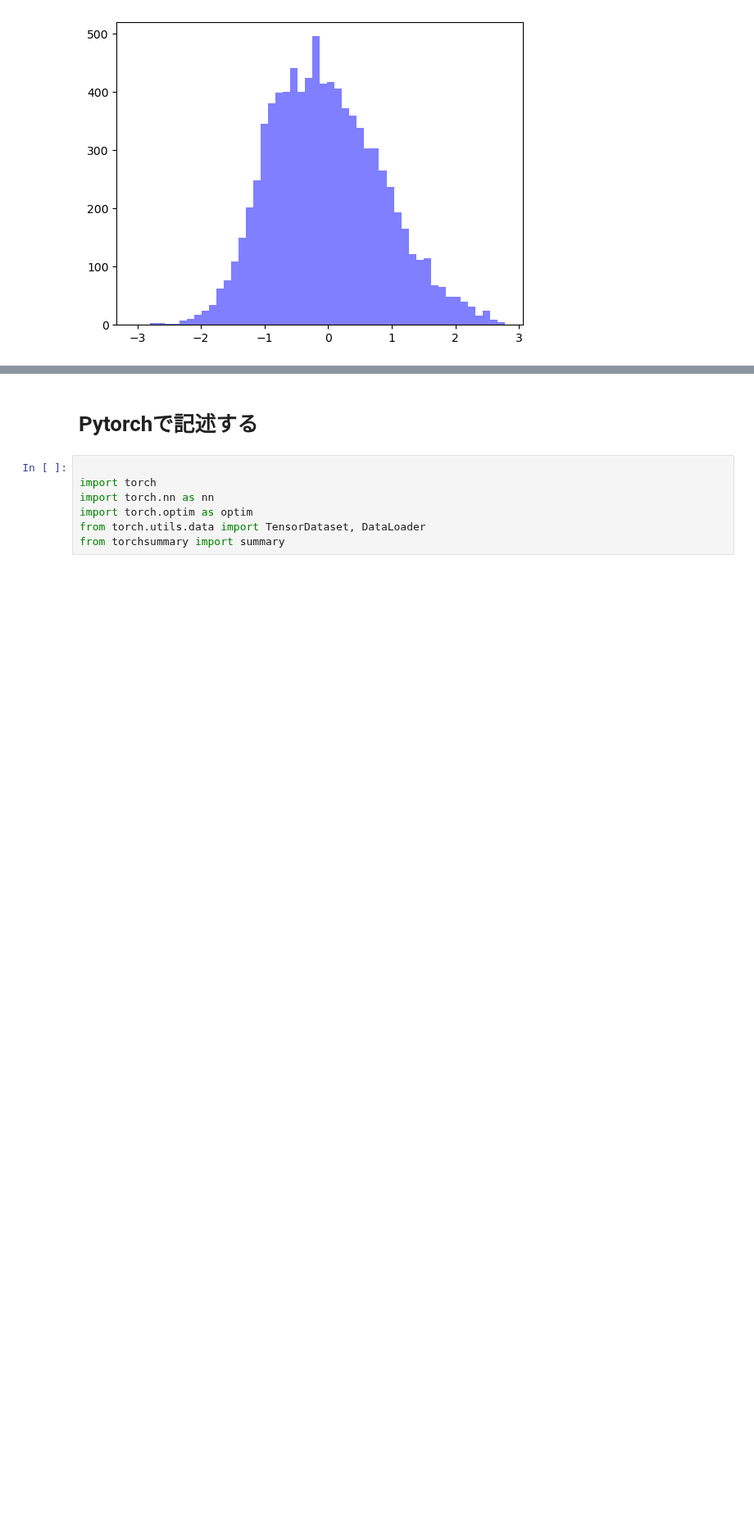
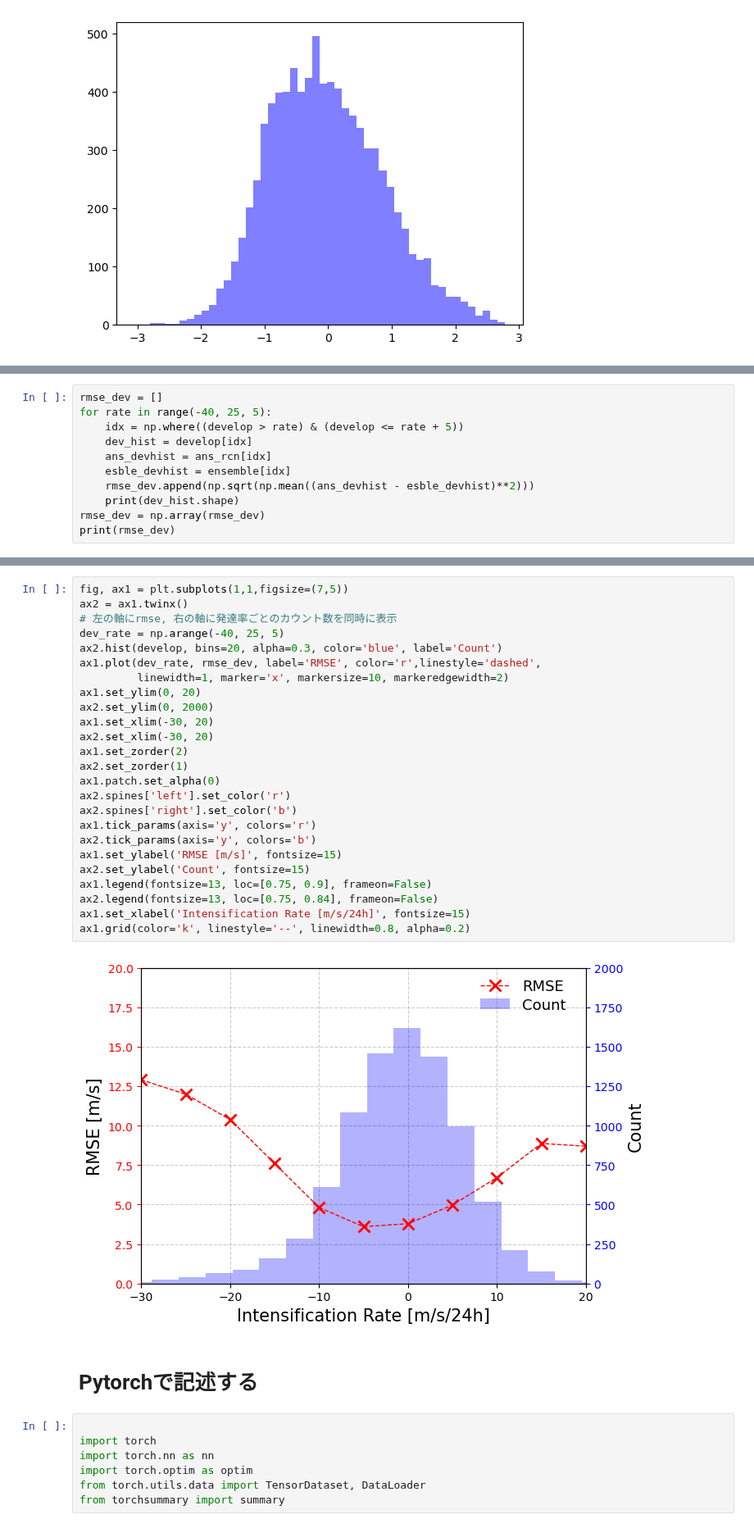
Before and after one commit to Yuumae1/machine_learning, a Jupyter notebook: notebook/geosciAI2024.ipynb, the cells around one changed output, grey strips where cells are left out. Shown at 82% size. Drawn from its saved outputs; the diff is of its cells as text; blank space fills up the shorter version.

```diff
--- a/notebook/geosciAI2024.ipynb
+++ b/notebook/geosciAI2024.ipynb
@@ -674,0 +687,11 @@ plt.figure(figsize=(9, 6))
+# %%
+rmse_dev = []
+for rate in range(-40, 25, 5):
+    idx = np.where((develop > rate) & (develop <= rate + 5))
+    dev_hist = develop[idx]
+    ans_devhist = ans_rcn[idx]
+    esble_devhist = ensemble[idx]
+    rmse_dev.append(np.sqrt(np.mean((ans_devhist - esble_devhist)**2)))
+    print(dev_hist.shape)
+rmse_dev = np.array(rmse_dev)
+print(rmse_dev)
@@ -675,3 +715,30 @@ plt.figure(figsize=(9, 6))
+# %%
+fig, ax1 = plt.subplots(1,1,figsize=(7,5))
+ax2 = ax1.twinx()
+# 左の軸にrmse, 右の軸に発達率ごとのカウント数を同時に表示
+dev_rate = np.arange(-40, 25, 5)
+ax2.hist(develop, bins=20, alpha=0.3, color='blue', label='Count')
+ax1.plot(dev_rate, rmse_dev, label='RMSE', color='r',linestyle='dashed',
+         linewidth=1, marker='x', markersize=10, markeredgewidth=2)
+ax1.set_ylim(0, 20)
+ax2.set_ylim(0, 2000)
+ax1.set_xlim(-30, 20)
+ax2.set_xlim(-30, 20)
+ax1.set_zorder(2)
+ax2.set_zorder(1)
+ax1.patch.set_alpha(0)
+ax2.spines['left'].set_color('r')
+ax2.spines['right'].set_color('b')
+ax1.tick_params(axis='y', colors='r')
+ax2.tick_params(axis='y', colors='b')
+ax1.set_ylabel('RMSE [m/s]', fontsize=15)
+ax2.set_ylabel('Count', fontsize=15)
+ax1.legend(fontsize=13, loc=[0.75, 0.9], frameon=False)
+ax2.legend(fontsize=13, loc=[0.75, 0.84], frameon=False)
+ax1.set_xlabel('Intensification Rate [m/s/24h]', fontsize=15)
+ax1.grid(color='k', linestyle='--', linewidth=0.8, alpha=0.2)
+# %% [output]
+[figure, added]
 # %% [markdown]
 # Pytorchで記述する
 # %%
```
Also changed, not shown: parts of 8 cells of this notebook.
